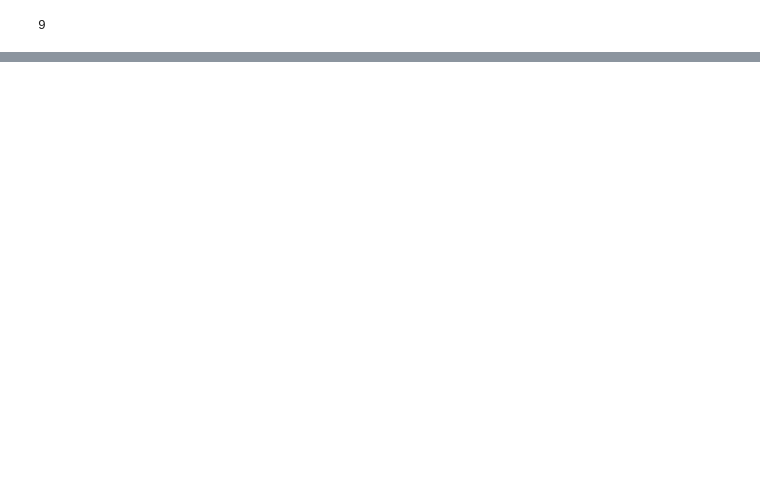
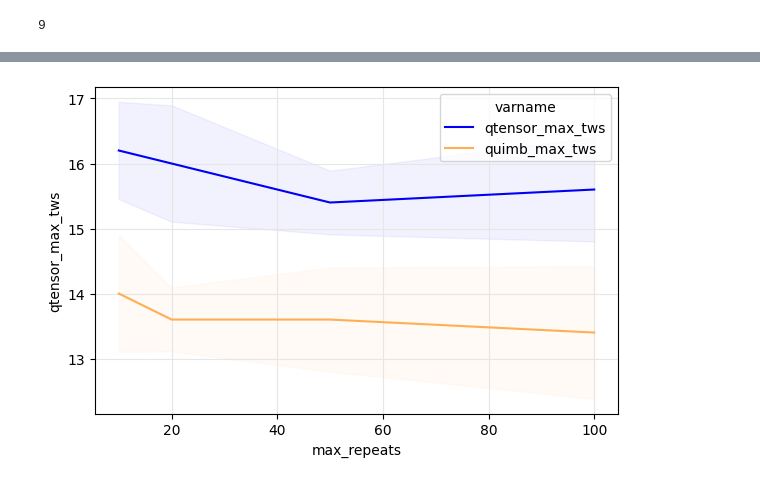
Before and after one commit to danlkv/QTensor, a Jupyter notebook: analysis/spec/notebooks/Ordering_comparison.ipynb, the cells around one changed output, grey strips where cells are left out. Cells and saved outputs as stored; diff of their text form; code cells hidden in the pictures; blank space fills up the shorter version.

```diff
--- a/analysis/spec/notebooks/Ordering_comparison.ipynb
+++ b/analysis/spec/notebooks/Ordering_comparison.ipynb
@@ -96 +108,12 @@ fig = ex.plot_variables2d(('qtensor_max_tws', 'quimb_Dsimp_max_tws', 'quimb_max_
+# %%
+fig = ex.plot_variables(('qtensor_max_tws', 'quimb_max_tws'),
+                        distribution_var='seed',
+                        max_time=[15],
+                        max_repeats=[10, 20, 50, 100],
+                        seed=range(10, 15),
+                        N=[30],
+                        p=[3],
+                   )
+# %% [output]
+[figure, added]
 # %%
```
Also changed, not shown: parts of 12 cells of this notebook, 3 other files.
